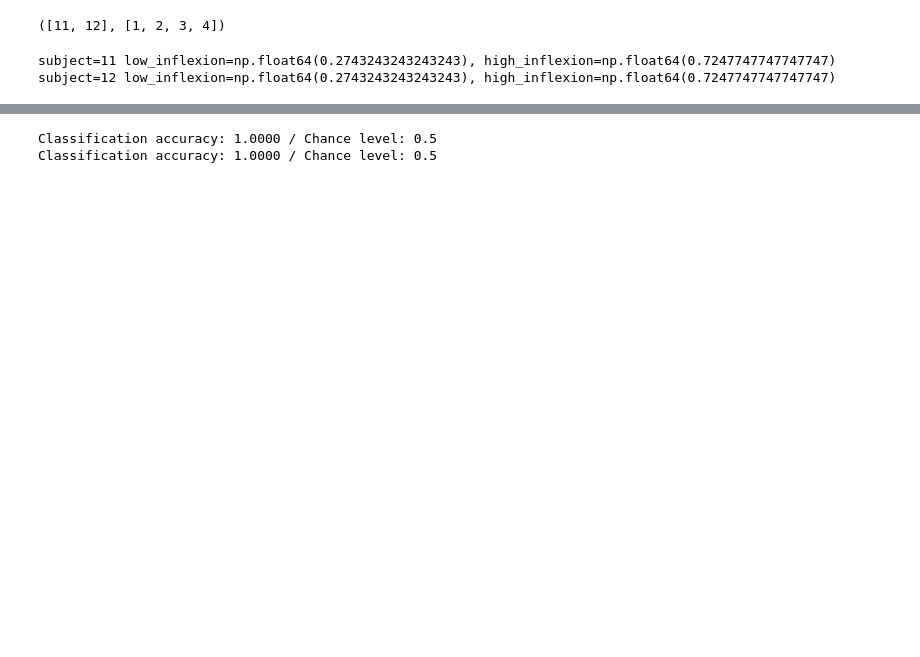
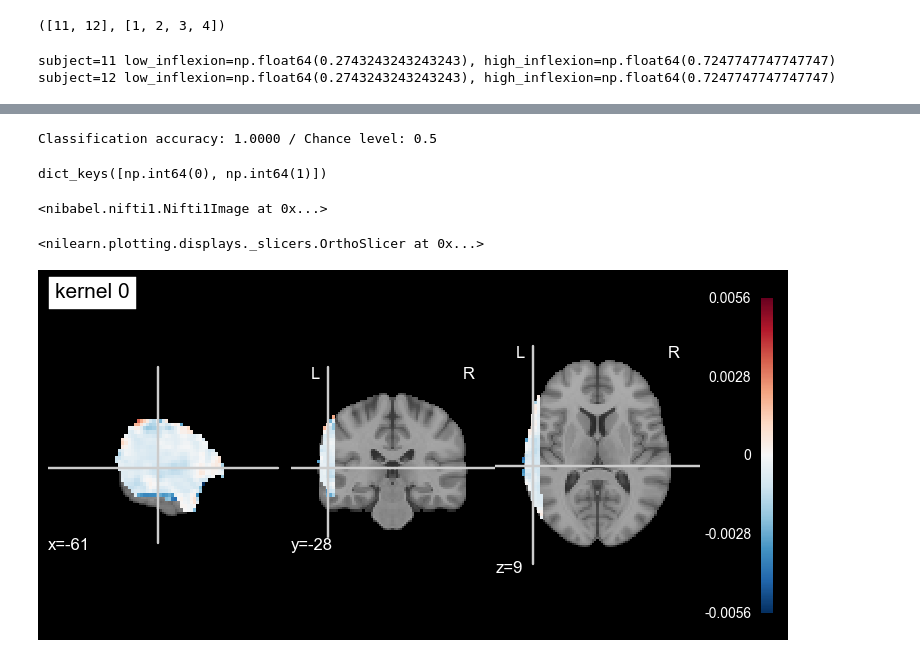
Before and after one commit to mducat/scz_familiarity_fMRI_ML, a Jupyter notebook: mri_multiple_sub.ipynb, the cells around one changed output, grey strips where cells are left out. Cells and saved outputs as stored; diff of their text form; code cells hidden in the pictures; blank space fills up the shorter version.

```diff
--- a/mri_multiple_sub.ipynb
+++ b/mri_multiple_sub.ipynb
@@ -188,9 +175,6 @@ decoder = Decoder(
     #scoring="roc_auc",
 )
 
-patient_key = 'Sain'
-mode = 'good - bad'
-
 svc_data = global_z_map["high - low"] + global_z_map["undecided - high - low"]
 conditions = [0] * 2 + [1] * 2
 session_label = np.tile(np.arange(2), 2)
@@ -208,4 +192,20 @@ print(
 )
 # %% [output]
 Classification accuracy: 1.0000 / Chance level: 0.5
-Classification accuracy: 1.0000 / Chance level: 0.5
+# %%
+decoder.coef_img_.keys()
+# %% [output]
+dict_keys([np.int64(0), np.int64(1)])
+# %%
+decoder.coef_img_[0]
+# %% [output]
+<nibabel.nifti1.Nifti1Image at 0x...>
+# %%
+plot_stat_map(
+    decoder.coef_img_[0],
+    title="kernel 0",
+    black_bg=True,
+)
+# %% [output]
+<nilearn.plotting.displays._slicers.OrthoSlicer at 0x...>
+[figure, added]
```
Also changed, not shown: parts of 6 cells of this notebook, 6 other files.
